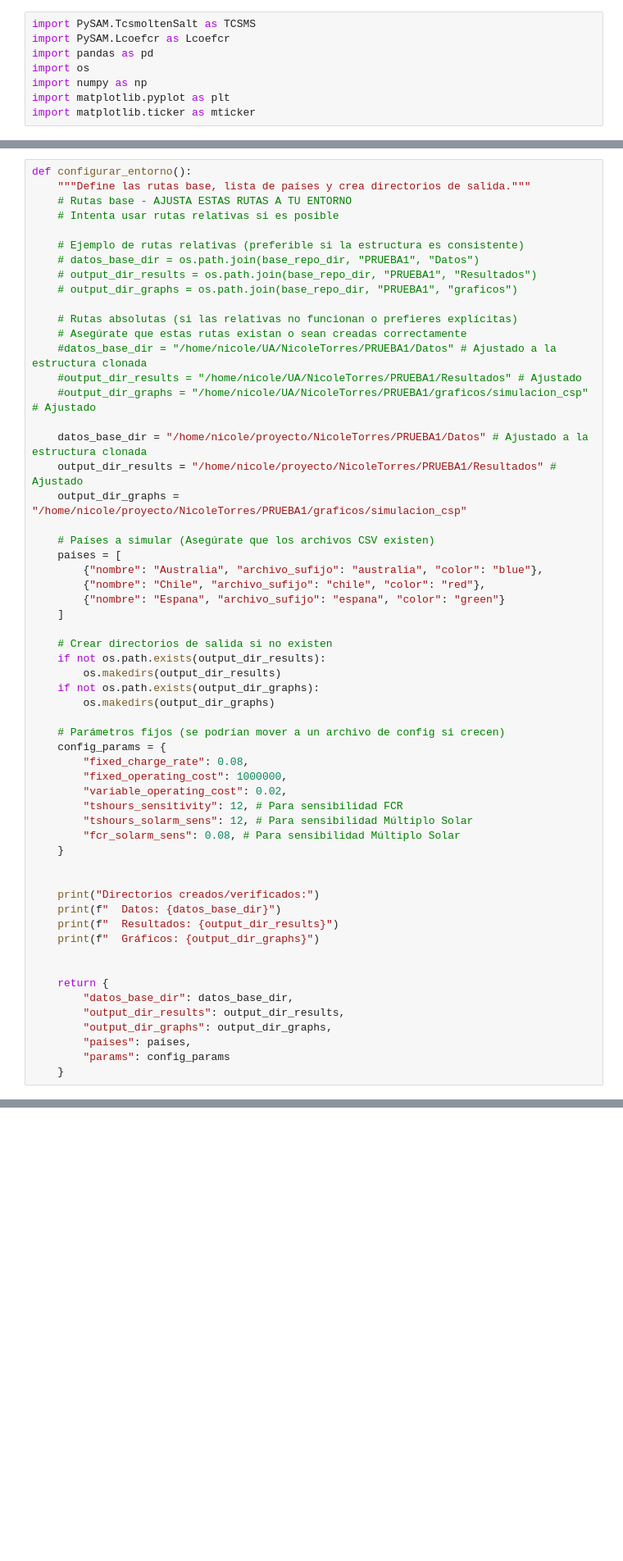
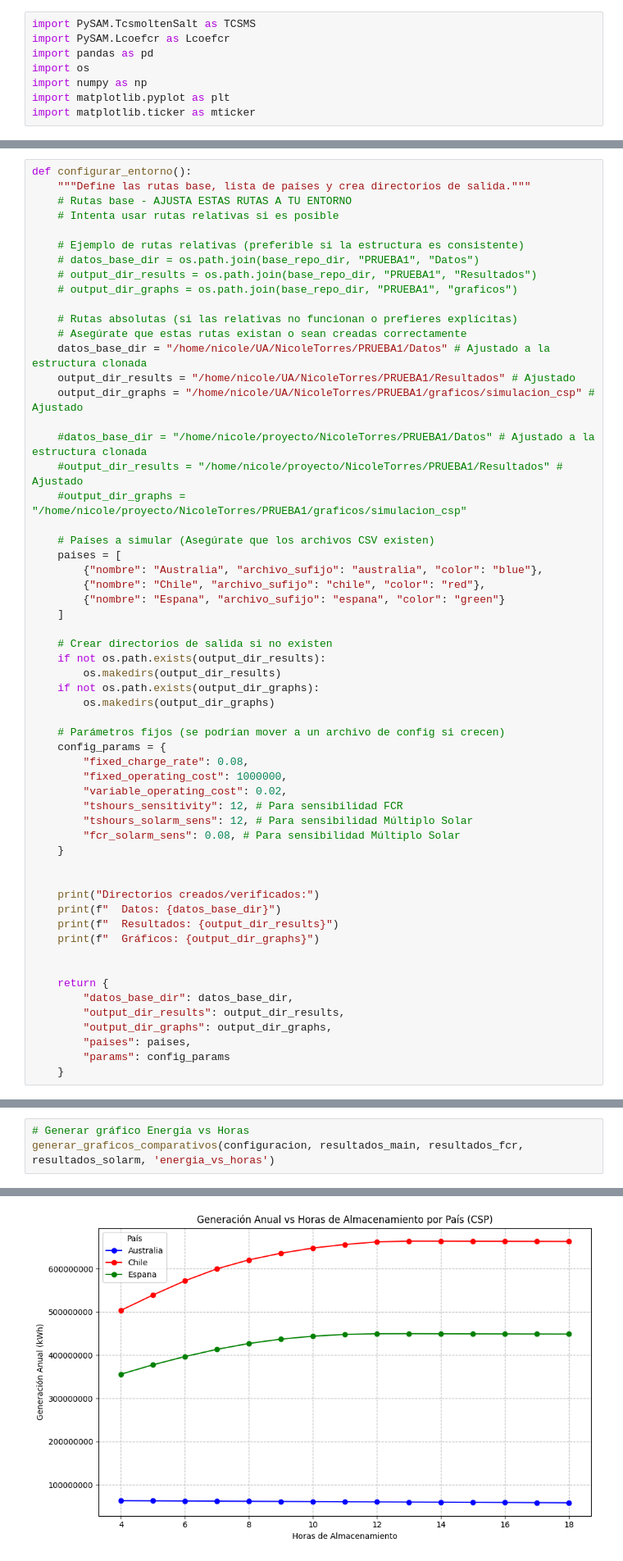
Before and after one commit to nicoleits/NicoleTorres, a Jupyter notebook: PRUEBA1/03_Simulacion_csp.ipynb, the cells around one changed output, grey strips where cells are left out. Shown at 82% size. Cells and saved outputs as stored; diff of their text form; blank space fills up the shorter version.

```diff
--- a/PRUEBA1/03_Simulacion_csp.ipynb
+++ b/PRUEBA1/03_Simulacion_csp.ipynb
@@ -23,13 +31,13 @@ def configurar_entorno():
 
     # Rutas absolutas (si las relativas no funcionan o prefieres explícitas)
     # Asegúrate que estas rutas existan o sean creadas correctamente
-    #datos_base_dir = "/home/nicole/UA/NicoleTorres/PRUEBA1/Datos" # Ajustado a la estructura clonada
-    #output_dir_results = "/home/nicole/UA/NicoleTorres/PRUEBA1/Resultados" # Ajustado
-    #output_dir_graphs = "/home/nicole/UA/NicoleTorres/PRUEBA1/graficos/simulacion_csp" # Ajustado
+    datos_base_dir = "/home/nicole/UA/NicoleTorres/PRUEBA1/Datos" # Ajustado a la estructura clonada
+    output_dir_results = "/home/nicole/UA/NicoleTorres/PRUEBA1/Resultados" # Ajustado
+    output_dir_graphs = "/home/nicole/UA/NicoleTorres/PRUEBA1/graficos/simulacion_csp" # Ajustado
 
-    datos_base_dir = "/home/nicole/proyecto/NicoleTorres/PRUEBA1/Datos" # Ajustado a la estructura clonada
-    output_dir_results = "/home/nicole/proyecto/NicoleTorres/PRUEBA1/Resultados" # Ajustado
-    output_dir_graphs = "/home/nicole/proyecto/NicoleTorres/PRUEBA1/graficos/simulacion_csp"
+    #datos_base_dir = "/home/nicole/proyecto/NicoleTorres/PRUEBA1/Datos" # Ajustado a la estructura clonada
+    #output_dir_results = "/home/nicole/proyecto/NicoleTorres/PRUEBA1/Resultados" # Ajustado
+    #output_dir_graphs = "/home/nicole/proyecto/NicoleTorres/PRUEBA1/graficos/simulacion_csp"
 
     # Países a simular (Asegúrate que los archivos CSV existen)
     paises = [
@@ -687,0 +728,4 @@ Generación de gráficos comparativos finalizada.
+# %%
+# Generar gráfico Energía vs Horas
+generar_graficos_comparativos(configuracion, resultados_main, resultados_fcr, resultados_solarm, 'energia_vs_horas')
+# %% [output]
@@ -687,0 +735 @@ Generación de gráficos comparativos finalizada.
+[figure, added]
```
Also changed, not shown: parts of 26 cells of this notebook, 5 other files.
